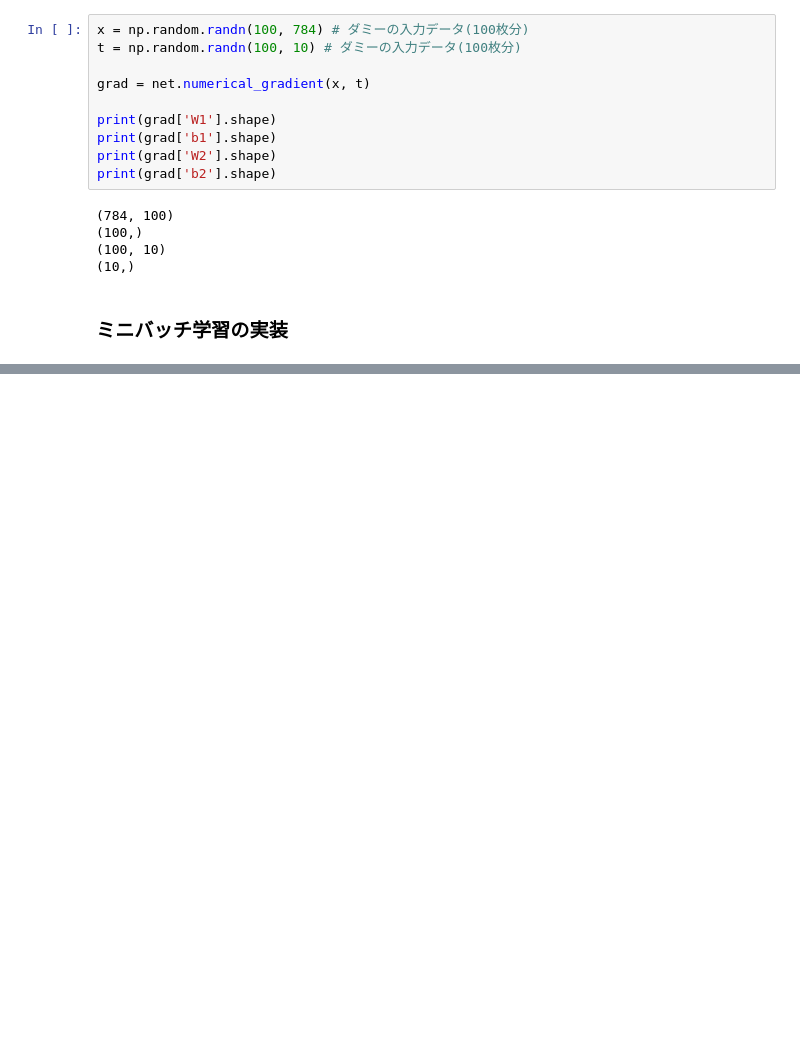
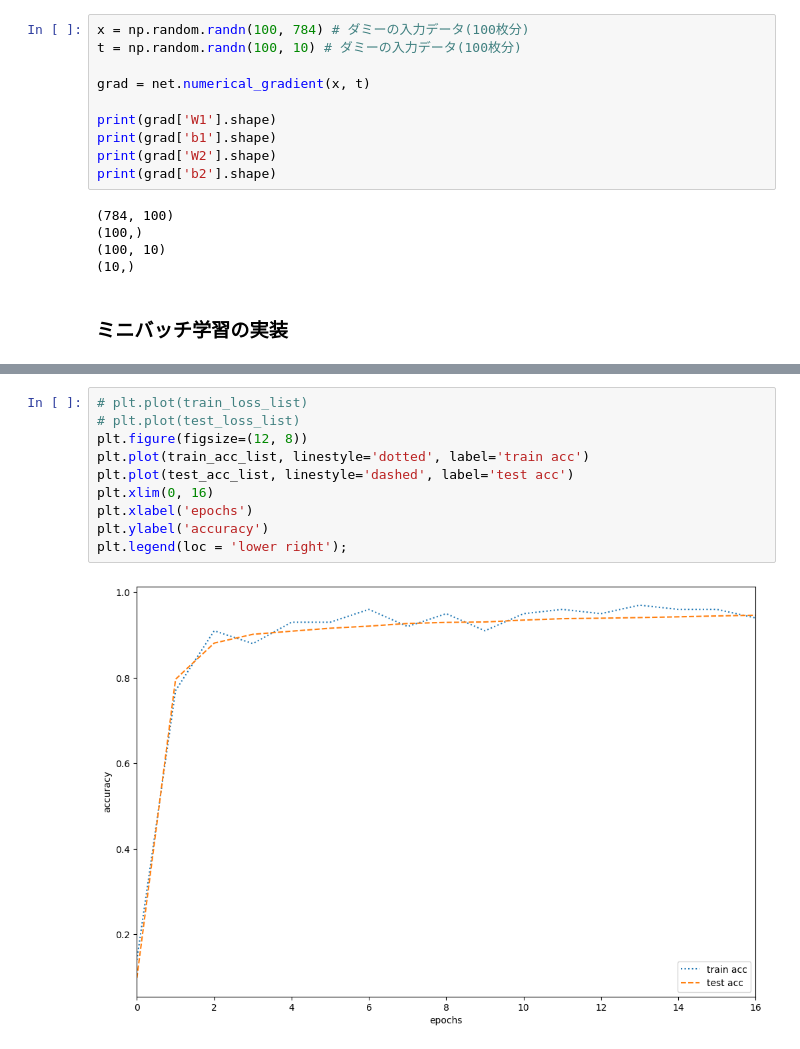
Before and after one commit to jin5211/DL-my_codes-, a Jupyter notebook: ch04.ipynb, the cells around one changed output, grey strips where cells are left out. Drawn from its saved outputs; the diff is of its cells as text; blank space fills up the shorter version.

```diff
--- a/ch04.ipynb
+++ b/ch04.ipynb
@@ -478,0 +577,12 @@ SyntaxError: invalid syntax (4163203669.py, line 2)
+# %%
+# plt.plot(train_loss_list)
+# plt.plot(test_loss_list)
+plt.figure(figsize=(12, 8))
+plt.plot(train_acc_list, linestyle='dotted', label='train acc')
+plt.plot(test_acc_list, linestyle='dashed', label='test acc')
+plt.xlim(0, 16)
+plt.xlabel('epochs')
+plt.ylabel('accuracy')
+plt.legend(loc = 'lower right');
+# %% [output]
+[figure, added]
```
Also changed, not shown: parts of 10 cells of this notebook.
